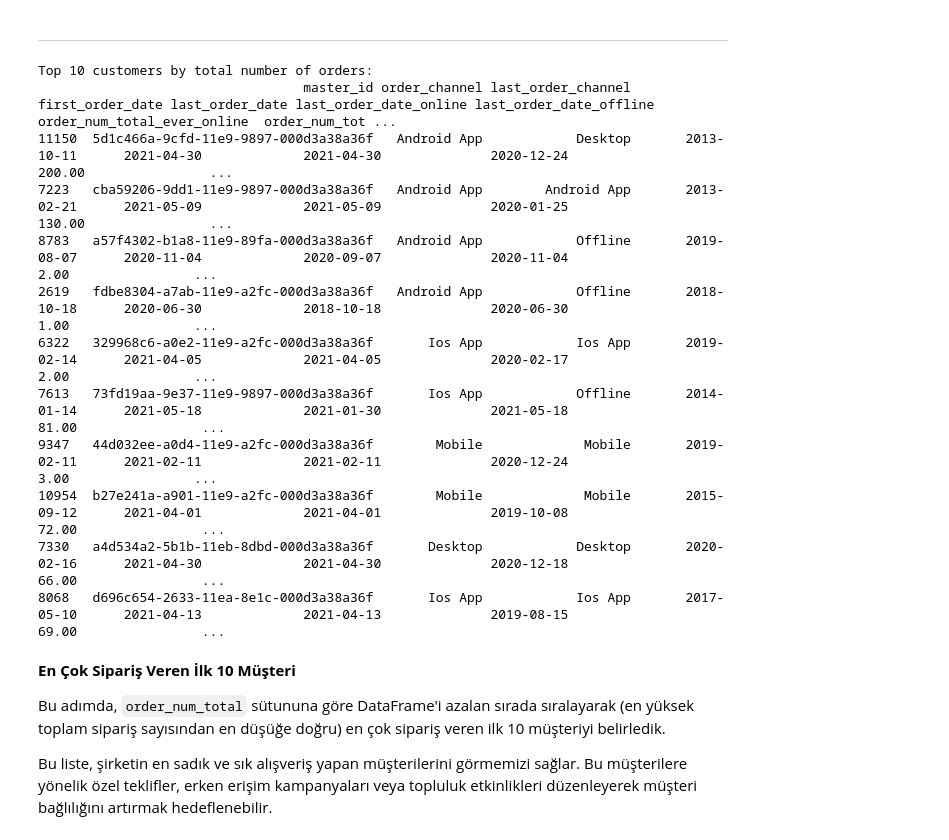
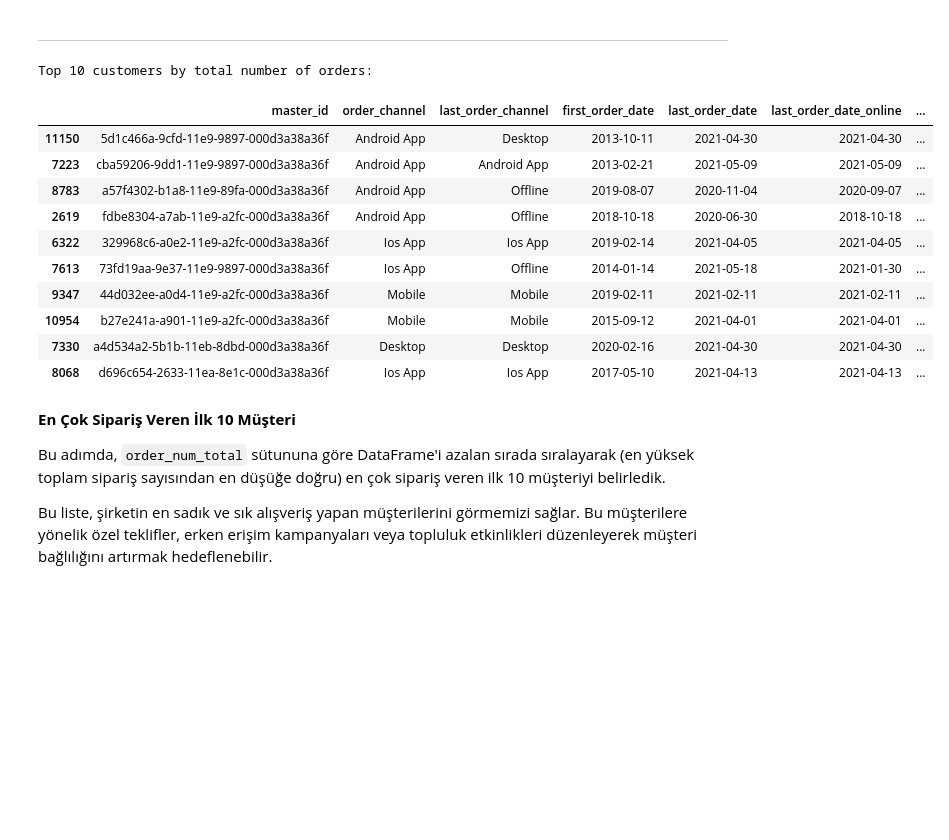
Before and after one commit to gulizsamgar/PYTHON-Customer-Segmentation-with-RFM, a Jupyter notebook: FLO_RFM_analysis.ipynb, the cells around one changed output. Drawn from its saved outputs; the diff is of its cells as text; code cells hidden in the pictures; blank space fills up the shorter version.

```diff
--- a/FLO_RFM_analysis.ipynb
+++ b/FLO_RFM_analysis.ipynb
@@ -237,25 +261,25 @@ Bu liste, şirketin en değerli müşterilerini hızlıca görmemizi sağlar. Bu
 # %%
 ###############################################################
 # 7. En çok sipariş veren ilk 10 müşteri
 ###############################################################
 
 # "order_num_total" sütununa göre DataFrame'i azalan sırada sırala.
 # İlk 10 satırı seç.
 print("\nTop 10 customers by total number of orders:")
-print(df.sort_values("order_num_total", ascending=False).head(10), "\n")
+display(df.sort_values("order_num_total", ascending=False).head(10))
 # %% [output]
 Top 10 customers by total number of orders:
-                                  master_id order_channel last_order_channel first_order_date last_order_date last_order_date_online last_order_date_offline  order_num_total_ever_online  order_num_tot ...
-11150  5d1c466a-9cfd-11e9-9897-000d3a38a36f   Android App            Desktop       2013-10-11      2021-04-30             2021-04-30              2020-12-24                       200.00                ...
-7223   cba59206-9dd1-11e9-9897-000d3a38a36f   Android App        Android App       2013-02-21      2021-05-09             2021-05-09              2020-01-25                       130.00                ...
-8783   a57f4302-b1a8-11e9-89fa-000d3a38a36f   Android App            Offline       2019-08-07      2020-11-04             2020-09-07              2020-11-04                         2.00                ...
-2619   fdbe8304-a7ab-11e9-a2fc-000d3a38a36f   Android App            Offline       2018-10-18      2020-06-30             2018-10-18              2020-06-30                         1.00                ...
-6322   329968c6-a0e2-11e9-a2fc-000d3a38a36f       Ios App            Ios App       2019-02-14      2021-04-05             2021-04-05              2020-02-17                         2.00                ...
-7613   73fd19aa-9e37-11e9-9897-000d3a38a36f       Ios App            Offline       2014-01-14      2021-05-18             2021-01-30              2021-05-18                        81.00                ...
-9347   44d032ee-a0d4-11e9-a2fc-000d3a38a36f        Mobile             Mobile       2019-02-11      2021-02-11             2021-02-11              2020-12-24                         3.00                ...
-10954  b27e241a-a901-11e9-a2fc-000d3a38a36f        Mobile             Mobile       2015-09-12      2021-04-01             2021-04-01              2019-10-08                        72.00                ...
-7330   a4d534a2-5b1b-11eb-8dbd-000d3a38a36f       Desktop            Desktop       2020-02-16      2021-04-30             2021-04-30              2020-12-18                        66.00                ...
-8068   d696c654-2633-11ea-8e1c-000d3a38a36f       Ios App            Ios App       2017-05-10      2021-04-13             2021-04-13              2019-08-15                        69.00                ...
+|  | master_id | order_channel | last_order_channel | first_order_date | last_order_date | last_order_date_online | ... |
+| 11150 | 5d1c466a-9cfd-11e9-9897-000d3a38a36f | Android App | Desktop | 2013-10-11 | 2021-04-30 | 2021-04-30 | ... |
+| 7223 | cba59206-9dd1-11e9-9897-000d3a38a36f | Android App | Android App | 2013-02-21 | 2021-05-09 | 2021-05-09 | ... |
+| 8783 | a57f4302-b1a8-11e9-89fa-000d3a38a36f | Android App | Offline | 2019-08-07 | 2020-11-04 | 2020-09-07 | ... |
+| 2619 | fdbe8304-a7ab-11e9-a2fc-000d3a38a36f | Android App | Offline | 2018-10-18 | 2020-06-30 | 2018-10-18 | ... |
+| 6322 | 329968c6-a0e2-11e9-a2fc-000d3a38a36f | Ios App | Ios App | 2019-02-14 | 2021-04-05 | 2021-04-05 | ... |
+| 7613 | 73fd19aa-9e37-11e9-9897-000d3a38a36f | Ios App | Offline | 2014-01-14 | 2021-05-18 | 2021-01-30 | ... |
+| 9347 | 44d032ee-a0d4-11e9-a2fc-000d3a38a36f | Mobile | Mobile | 2019-02-11 | 2021-02-11 | 2021-02-11 | ... |
+| 10954 | b27e241a-a901-11e9-a2fc-000d3a38a36f | Mobile | Mobile | 2015-09-12 | 2021-04-01 | 2021-04-01 | ... |
+| 7330 | a4d534a2-5b1b-11eb-8dbd-000d3a38a36f | Desktop | Desktop | 2020-02-16 | 2021-04-30 | 2021-04-30 | ... |
+| 8068 | d696c654-2633-11ea-8e1c-000d3a38a36f | Ios App | Ios App | 2017-05-10 | 2021-04-13 | 2021-04-13 | ... |
 # %% [markdown]
 **En Çok Sipariş Veren İlk 10 Müşteri**
 
```
Also changed, not shown: parts of 7 cells of this notebook.
